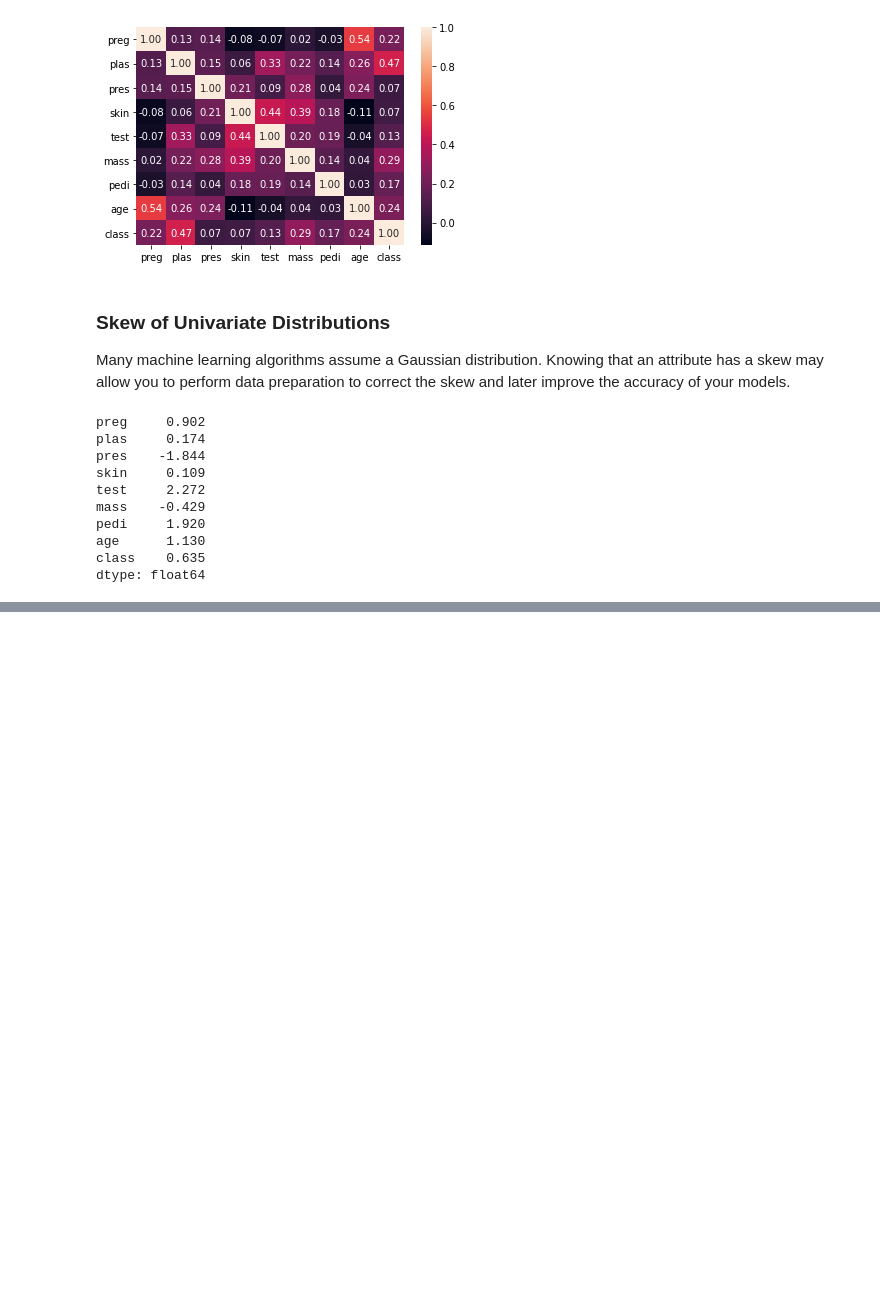
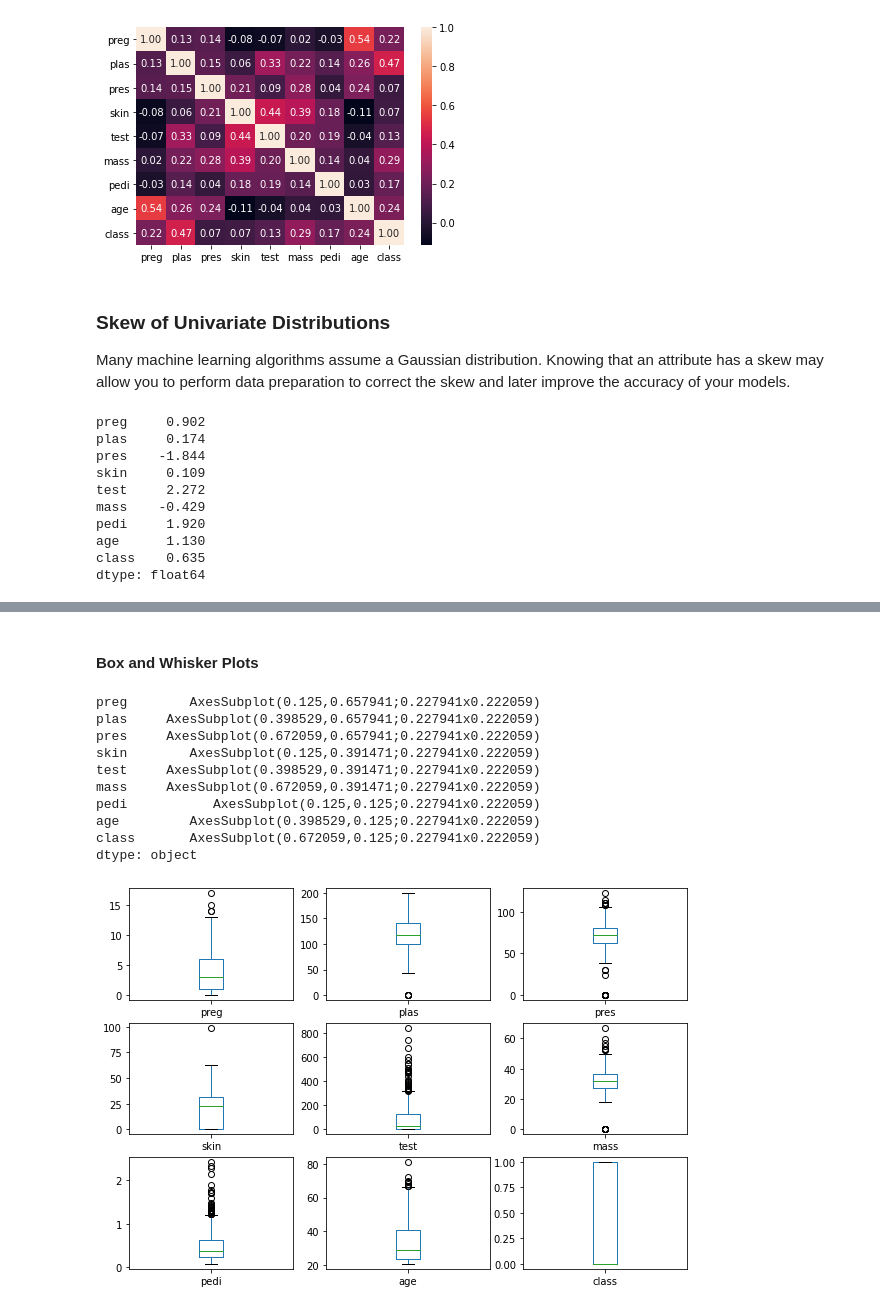
Before and after one commit to 1209973/Machine-learning-with-Python, a Jupyter notebook: note.ipynb, the cells around one changed output, grey strips where cells are left out. Saved outputs shown, nothing was run; the diff lists cells and outputs as text; code cells hidden in the pictures; blank space fills up the shorter version.

```diff
--- a/note.ipynb
+++ b/note.ipynb
@@ -117,0 +147,16 @@ dtype: float64
+# %% [markdown]
+#### Box and Whisker Plots
+# %%
+data.plot(kind='box', subplots=True, layout=(3,3), sharex=False, sharey=False,figsize=(10,7))
+# %% [output]
+preg        AxesSubplot(0.125,0.657941;0.227941x0.222059)
+plas     AxesSubplot(0.398529,0.657941;0.227941x0.222059)
+pres     AxesSubplot(0.672059,0.657941;0.227941x0.222059)
+skin        AxesSubplot(0.125,0.391471;0.227941x0.222059)
+test     AxesSubplot(0.398529,0.391471;0.227941x0.222059)
+mass     AxesSubplot(0.672059,0.391471;0.227941x0.222059)
+pedi           AxesSubplot(0.125,0.125;0.227941x0.222059)
+age         AxesSubplot(0.398529,0.125;0.227941x0.222059)
+class       AxesSubplot(0.672059,0.125;0.227941x0.222059)
+dtype: object
+[figure, added]
```
Also changed, not shown: parts of 4 cells of this notebook.
